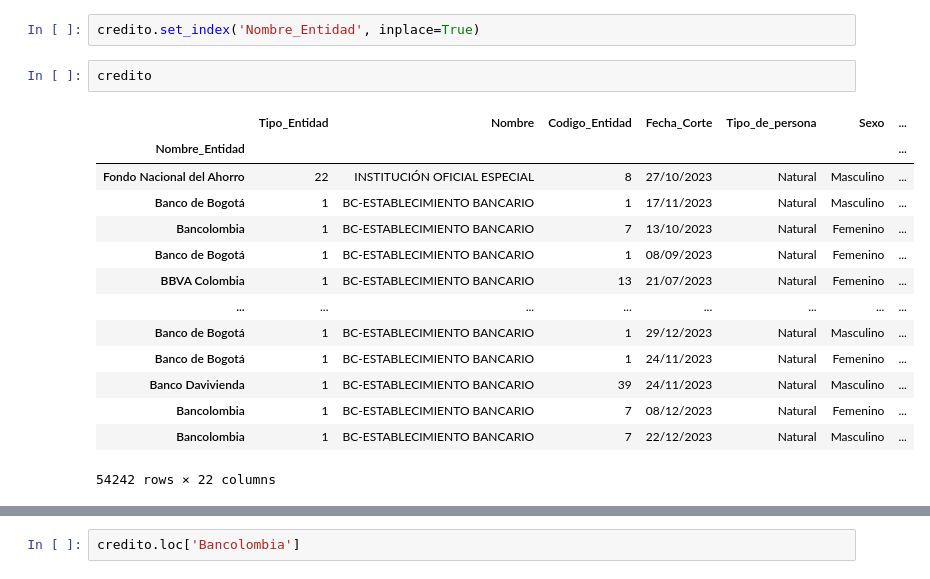
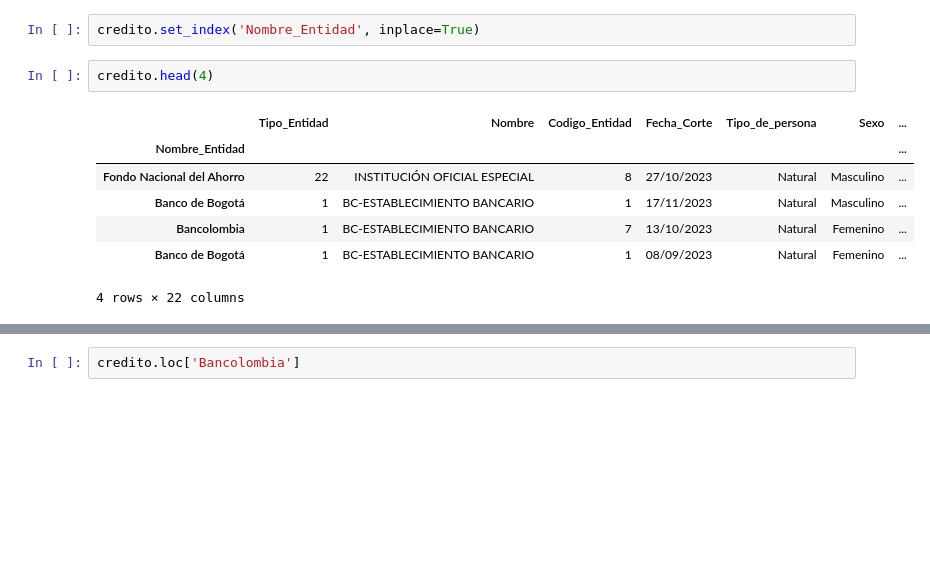
Before and after one commit to Jovalenciaar/Analisis-datos-con-Python, a Jupyter notebook: Datos Numpy - Pandas/12_Loc_Iloc.ipynb, the cells around one changed output, grey strips where cells are left out. Cells and saved outputs as stored; diff of their text form; blank space fills up the shorter version.

```diff
--- a/Datos Numpy - Pandas/12_Loc_Iloc.ipynb
+++ b/Datos Numpy - Pandas/12_Loc_Iloc.ipynb
@@ -105,21 +90,14 @@ credito
 # %%
 credito.set_index('Nombre_Entidad', inplace=True)
 # %%
-credito
+credito.head(4)
 # %% [output]
 |  | Tipo_Entidad | Nombre | Codigo_Entidad | Fecha_Corte | Tipo_de_persona | Sexo | ... |
 | Nombre_Entidad |  |  |  |  |  |  | ... |
 | Fondo Nacional del Ahorro | 22 | INSTITUCIÓN OFICIAL ESPECIAL | 8 | 27/10/2023 | Natural | Masculino | ... |
 | Banco de Bogotá | 1 | BC-ESTABLECIMIENTO BANCARIO | 1 | 17/11/2023 | Natural | Masculino | ... |
 | Bancolombia | 1 | BC-ESTABLECIMIENTO BANCARIO | 7 | 13/10/2023 | Natural | Femenino | ... |
 | Banco de Bogotá | 1 | BC-ESTABLECIMIENTO BANCARIO | 1 | 08/09/2023 | Natural | Femenino | ... |
-| BBVA Colombia | 1 | BC-ESTABLECIMIENTO BANCARIO | 13 | 21/07/2023 | Natural | Femenino | ... |
-| ... | ... | ... | ... | ... | ... | ... | ... |
-| Banco de Bogotá | 1 | BC-ESTABLECIMIENTO BANCARIO | 1 | 29/12/2023 | Natural | Masculino | ... |
-| Banco de Bogotá | 1 | BC-ESTABLECIMIENTO BANCARIO | 1 | 24/11/2023 | Natural | Femenino | ... |
-| Banco Davivienda | 1 | BC-ESTABLECIMIENTO BANCARIO | 39 | 24/11/2023 | Natural | Masculino | ... |
-| Bancolombia | 1 | BC-ESTABLECIMIENTO BANCARIO | 7 | 08/12/2023 | Natural | Femenino | ... |
-| Bancolombia | 1 | BC-ESTABLECIMIENTO BANCARIO | 7 | 22/12/2023 | Natural | Masculino | ... |
-54242 rows × 22 columns
+4 rows × 22 columns
 # %%
 credito.sort_index(inplace=True)
```
Also changed, not shown: parts of 3 cells of this notebook, 6 other files.
